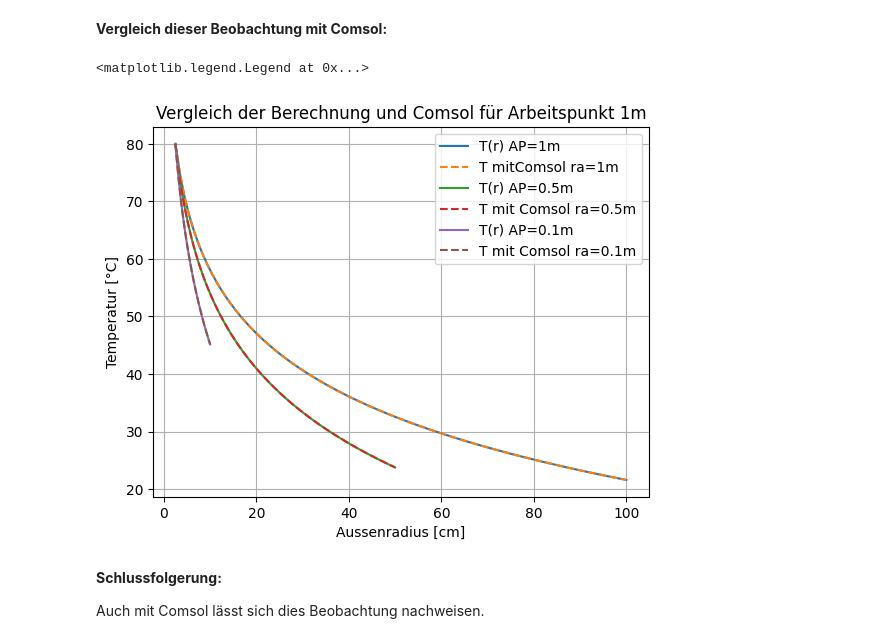
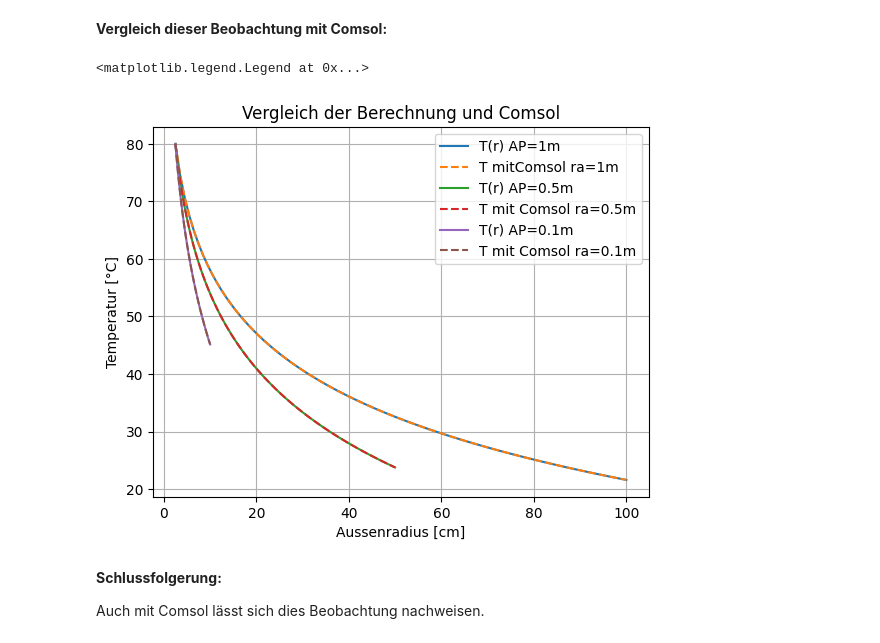
Before and after one commit to HansPeter21/CoP_Abgabe, a Jupyter notebook: Bericht_Mauro_Schegg.ipynb, the cells around one changed output. Cells and saved outputs as stored; diff of their text form; code cells hidden in the pictures.

```diff
--- a/Bericht_Mauro_Schegg.ipynb
+++ b/Bericht_Mauro_Schegg.ipynb
@@ -199,18 +199,18 @@ r01m = np.linspace(0.025,0.1,x01m)
 # %%
 plt.plot(r1m*100,T1m(r1m),label="T(r) AP=1m")
 plt.plot(r1m*100,TA1m,label="T mitComsol ra=1m",linestyle="--")
 plt.plot(r05m*100,T5(r05m),label="T(r) AP=0.5m")
 plt.plot(r05m*100,TA05m,label="T mit Comsol ra=0.5m",linestyle="--")
 plt.plot(r01m*100,T01(r01m),label="T(r) AP=0.1m")
 plt.plot(r01m*100,TA01m,label="T mit Comsol ra=0.1m",linestyle="--")
-plt.title("Vergleich der Berechnung und Comsol für Arbeitspunkt 1m")
+plt.title("Vergleich der Berechnung und Comsol")
 plt.ylabel("Temperatur [°C]")
 plt.xlabel("Aussenradius [cm]")
 plt.grid()
 plt.legend()
 # %% [output]
 <matplotlib.legend.Legend at 0x...>
-[figure, old version]
+[figure, new version]
 # %% [markdown]
 **Schlussfolgerung:**
 
```
Also changed, not shown: parts of 1 cell of this notebook.
